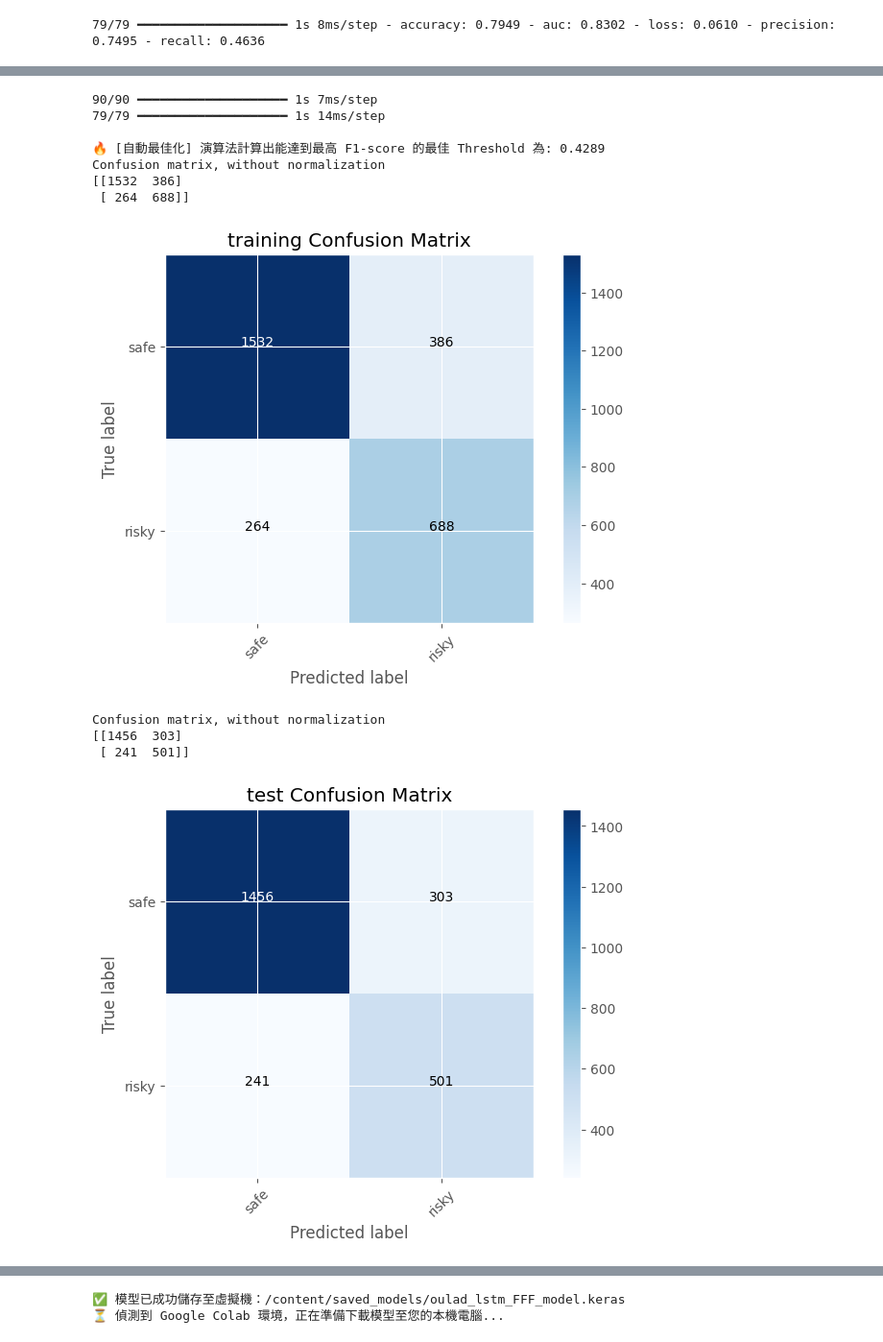
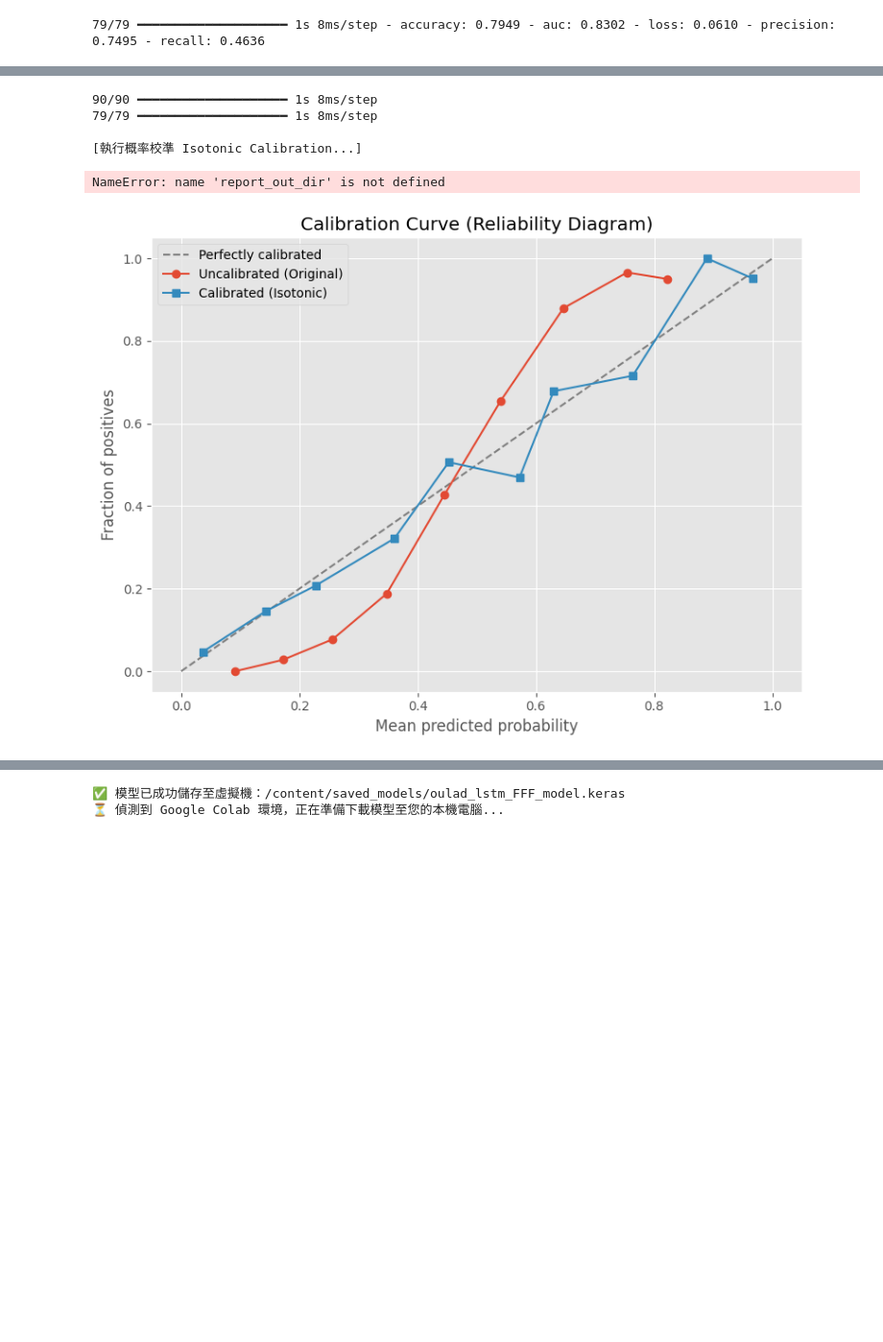
Before and after one commit to CongJie-Pan/OULAD_prediction, a Jupyter notebook: LSTM-FFF.ipynb, the cells around one changed output, grey strips where cells are left out. Shown at 96% size. Saved outputs shown, nothing was run; the diff lists cells and outputs as text; code cells hidden in the pictures; blank space fills up the shorter version.

Commit message:
2026_06_09 model and docs update

```diff
--- a/LSTM-FFF.ipynb
+++ b/LSTM-FFF.ipynb
@@ -628,12 +627,41 @@ cm_plot_labels = ['safe','risky']
 # 根據 F1-score 最大化的原則，讓模型自動算出最棒的切點，取代手動設定 0.4
 # ==========================================
 from sklearn.metrics import precision_recall_curve
+from sklearn.calibration import calibration_curve
+from sklearn.isotonic import IsotonicRegression
 
 # 先產生所有樣本的預測機率
-y_pred_prob_train = model.predict([X_train, X_train_static]).ravel()
-y_pred_prob_test = model.predict([X_test, X_test_static]).ravel()
+y_pred_prob_train_orig = model.predict([X_train, X_train_static]).ravel()
+y_pred_prob_test_orig = model.predict([X_test, X_test_static]).ravel()
 
-# 使用測試集的 PR 曲線來尋找最佳閾值
+# -----------------------------------------------------
+# ✔️ 新增：概率校準 (Probability Calibration)
+# -----------------------------------------------------
+print("\n[執行概率校準 Isotonic Calibration...]")
+# 用訓練集的機率預測做擬合 (校正)
+iso_reg = IsotonicRegression(out_of_bounds='clip')
+iso_reg.fit(y_pred_prob_train_orig, y_train)
+
+# 套用校準模型到測試集機率上
+y_pred_prob_test = iso_reg.predict(y_pred_prob_test_orig)
+y_pred_prob_train = iso_reg.predict(y_pred_prob_train_orig)
+
+# 畫出校準曲線比對
+prob_true, prob_pred = calibration_curve(y_test, y_pred_prob_test_orig, n_bins=10)
+prob_true_cal, prob_pred_cal = calibration_curve(y_test, y_pred_prob_test, n_bins=10)
+
+plt.figure(figsize=(8, 6))
+plt.plot([0, 1], [0, 1], linestyle='--', color='gray', label='Perfectly calibrated')
+plt.plot(prob_pred, prob_true, marker='o', label='Uncalibrated (Original)')
+plt.plot(prob_pred_cal, prob_true_cal, marker='s', label='Calibrated (Isotonic)')
+plt.title('Calibration Curve (Reliability Diagram)')
+plt.xlabel('Mean predicted probability')
+plt.ylabel('Fraction of positives')
+plt.legend()
+plt.tight_layout()
+plt.show()
+
+# 使用測試集的 PR 曲線來尋找最佳閾值 (使用校準後的機率)
 precision_arr, recall_arr, thresholds_arr = precision_recall_curve(y_test, y_pred_prob_test)
 # 計算每一個 threshold 對應的 F1-score
 fscore = (2 * precision_arr * recall_arr) / (precision_arr + recall_arr + 1e-8)
@@ -642,6 +670,28 @@ opt_threshold = thresholds_arr[best_idx]
 
 print(f"\n🔥 [自動最佳化] 演算法計算出能達到最高 F1-score 的最佳 Threshold 為: {opt_threshold:.4f}")
 threshold = opt_threshold
+
+# -----------------------------------------------------
+# ✔️ 新增：閾值敏感度分析 (Threshold Sensitivity Analysis)
+# -----------------------------------------------------
+plt.figure(figsize=(10, 5))
+plt.plot(thresholds_arr, precision_arr[:-1], 'b--', label='Precision')
+plt.plot(thresholds_arr, recall_arr[:-1], 'r-', label='Recall')
+plt.plot(thresholds_arr, fscore[:-1], 'g-', label='F1-Score')
+plt.axvline(x=threshold, color='k', linestyle=':', label=f'Max F1 Threshold: {threshold:.3f}')
+
+# 尋找高 Precision 的候選閾值 (例如: 確保超過 0.75 精準率的商業決策點)
+high_prec_idx = np.where(precision_arr >= 0.75)[0]
+if len(high_prec_idx) > 0:
+    candidate_thresh = thresholds_arr[high_prec_idx[0]]
+    plt.axvline(x=candidate_thresh, color='purple', linestyle='-.', label=f'High Precision (0.75) Threshold: {candidate_thresh:.3f}')
+    print(f"\n💡 [業務決策候選] 若輔導資源有限，可將閾值調高為 {candidate_thresh:.3f}，此時抓出的警報約有 75% 真實機率為退學生。")
+
+plt.title('Threshold Sensitivity Analysis')
+plt.xlabel('Decision Threshold')
+plt.ylabel('Score')
+plt.legend(loc='best')
+plt.show()
 
 # 套用動態閾值來判斷 Safe 或 Risky
 y_pred_train = (y_pred_prob_train > threshold).astype("int32")
@@ -658,15 +708,9 @@ plot_confusion_matrix(cm=cm_test, classes=cm_plot_labels, title='test Confusion
-90/90 ━━━━━━━━━━━━━━━━━━━━ 1s 7ms/step
-79/79 ━━━━━━━━━━━━━━━━━━━━ 1s 14ms/step
+90/90 ━━━━━━━━━━━━━━━━━━━━ 1s 8ms/step
+79/79 ━━━━━━━━━━━━━━━━━━━━ 1s 8ms/step
 
-🔥 [自動最佳化] 演算法計算出能達到最高 F1-score 的最佳 Threshold 為: 0.4289
-Confusion matrix, without normalization
-[[1532  386]
- [ 264  688]]
+[執行概率校準 Isotonic Calibration...]
+NameError: name 'report_out_dir' is not defined
-[figure, old version]
+[figure, new version]
-Confusion matrix, without normalization
-[[1456  303]
- [ 241  501]]
-[figure, removed]
 # %%
 from sklearn.metrics import classification_report, roc_curve, auc, precision_recall_curve
 import seaborn as sns
```
Also changed, not shown: parts of 3 cells of this notebook, 14 other files.
